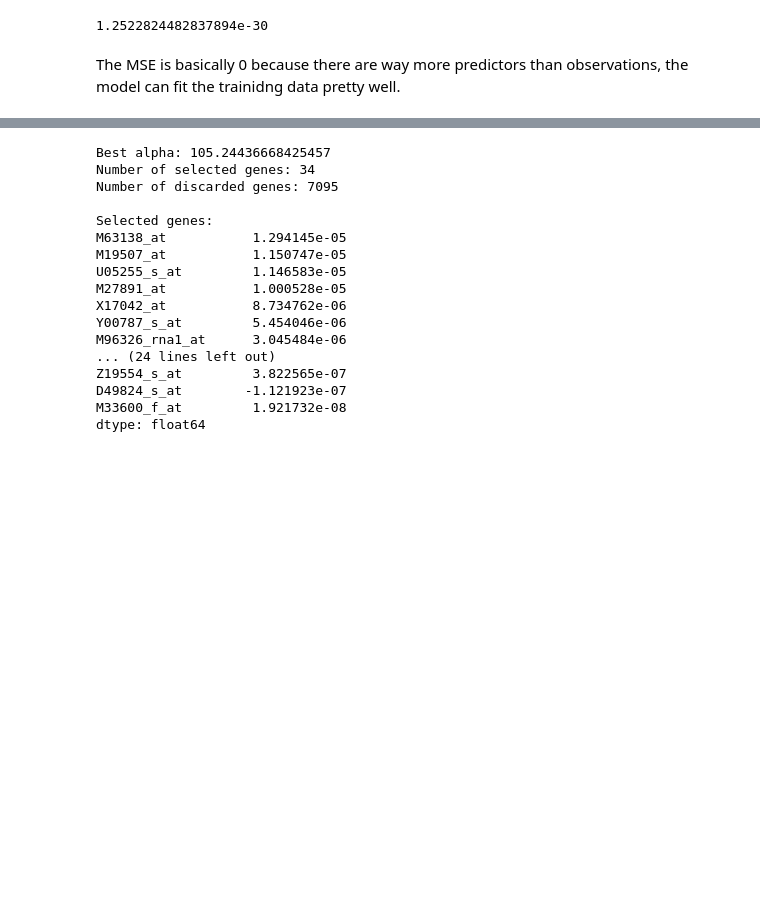
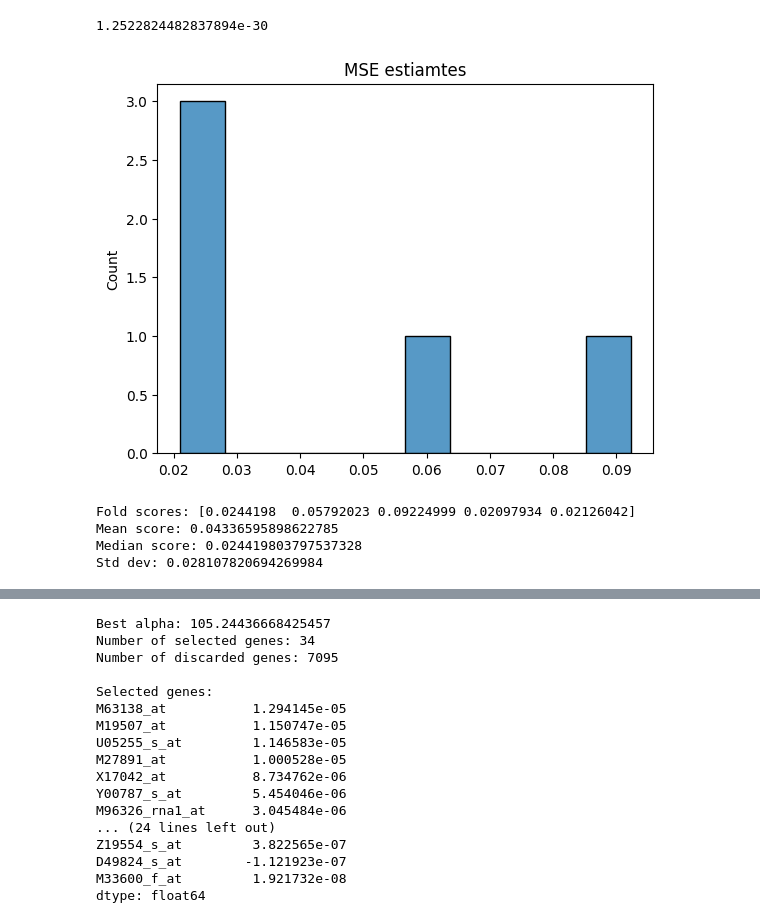
Before and after one commit to JasonYe05/ds3001_genomics_lab, a Jupyter notebook: genomics_lab.ipynb, the cells around one changed output, grey strips where cells are left out. Saved outputs shown, nothing was run; the diff lists cells and outputs as text; code cells hidden in the pictures; blank space fills up the shorter version.

```diff
--- a/genomics_lab.ipynb
+++ b/genomics_lab.ipynb
@@ -26,7 +26,7 @@ Golub et al. (*Science*, 1999) popularized a dataset including about 7000 genes
 #1
 import pandas as pd
 
-golub = pd.read_csv("golub.csv")
+golub = pd.read_csv("/golub.csv")
 
 golub["target"] = golub["cancer"].map({
     "allB": 0,
@@ -58,5 +58,31 @@ mse = mean_squared_error(y, y_pred)
 print(mse)
 # %% [output]
 1.2522824482837894e-30
-# %% [markdown]
-The MSE is basically 0 because there are way more predictors than observations, the model can fit the trainidng data pretty well.
+# %%
+#3
+import seaborn as sns
+from sklearn.model_selection import KFold, cross_val_score
+import matplotlib.pyplot as plt
+
+kfold = KFold(n_splits=5, shuffle=True, random_state=100) # Create folds
+scores = cross_val_score( # Conduct kfcv:
+    model,X,y, # Model and data
+    cv=kfold, # Folds
+    scoring='neg_mean_squared_error' # Loss function
+)
+
+mse = -scores
+
+sns.histplot(mse,bins=10).set(title='MSE estiamtes')
+plt.show()
+
+print("Fold scores:", mse)
+print("Mean score:", np.mean(mse))
+print("Median score:", np.median(mse))
+print("Std dev:", np.std(mse))
+# %% [output]
+[figure, added]
+Fold scores: [0.0244198  0.05792023 0.09224999 0.02097934 0.02126042]
+Mean score: 0.04336595898622785
+Median score: 0.024419803797537328
+Std dev: 0.028107820694269984
```
Also changed, not shown: parts of 1 cell of this notebook.
